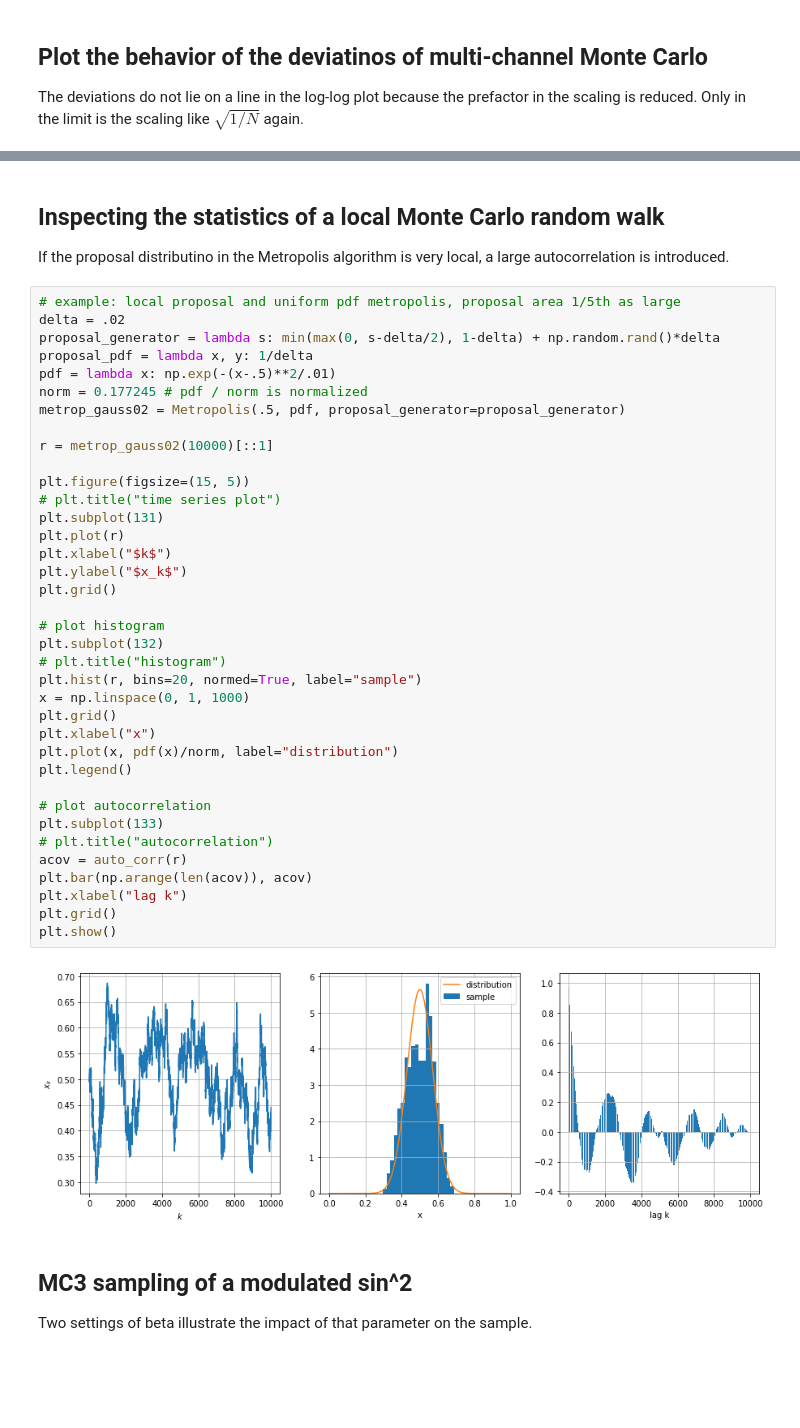
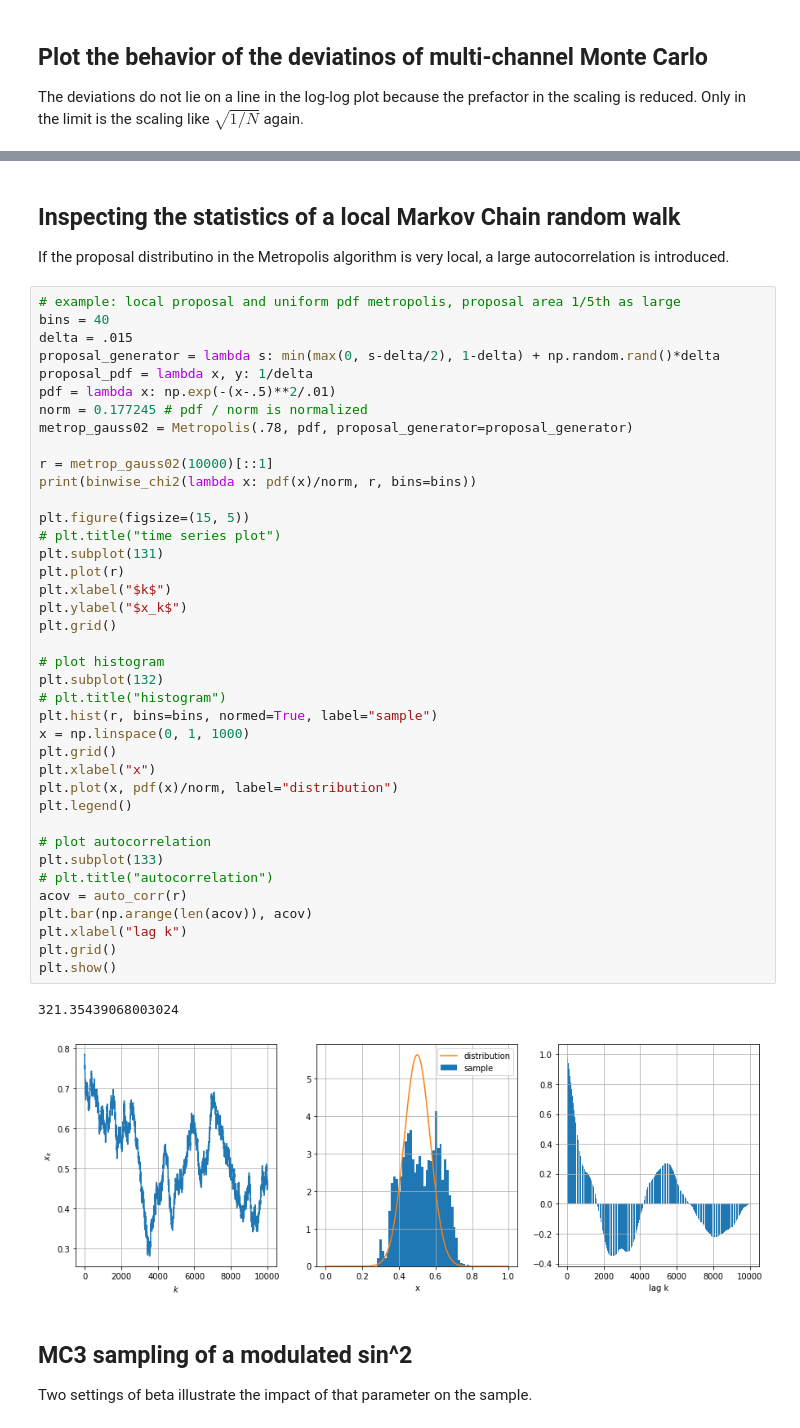
Before and after one commit to mathisgerdes/hep-monte-carlo, a Jupyter notebook: plots.ipynb, the cells around one changed output, grey strips where cells are left out. Cells and saved outputs as stored; diff of their text form; blank space fills up the shorter version.

Commit message:
Update plots notebook to include chi^2 tests.

```diff
--- a/plots.ipynb
+++ b/plots.ipynb
@@ -198,45 +198,48 @@ plt.show()
 # %% [markdown]
-## Inspecting the statistics of a local Monte Carlo random walk
+## Inspecting the statistics of a local Markov Chain random walk
 If the proposal distributino in the Metropolis algorithm is very local, a large autocorrelation is introduced.
 # %%
 # example: local proposal and uniform pdf metropolis, proposal area 1/5th as large
-delta = .02
+bins = 40
+delta = .015
 proposal_generator = lambda s: min(max(0, s-delta/2), 1-delta) + np.random.rand()*delta
 proposal_pdf = lambda x, y: 1/delta
 pdf = lambda x: np.exp(-(x-.5)**2/.01)
 norm = 0.177245 # pdf / norm is normalized
-metrop_gauss02 = Metropolis(.5, pdf, proposal_generator=proposal_generator)
+metrop_gauss02 = Metropolis(.78, pdf, proposal_generator=proposal_generator)
 
 r = metrop_gauss02(10000)[::1]
+print(binwise_chi2(lambda x: pdf(x)/norm, r, bins=bins))
 
 plt.figure(figsize=(15, 5))
 # plt.title("time series plot")
 plt.subplot(131)
 plt.plot(r)
 plt.xlabel("$k$")
 plt.ylabel("$x_k$")
 plt.grid()
 
 # plot histogram
 plt.subplot(132)
 # plt.title("histogram")
-plt.hist(r, bins=20, normed=True, label="sample")
+plt.hist(r, bins=bins, normed=True, label="sample")
 x = np.linspace(0, 1, 1000)
 plt.grid()
 plt.xlabel("x")
 plt.plot(x, pdf(x)/norm, label="distribution")
 plt.legend()
 
 # plot autocorrelation
 plt.subplot(133)
 # plt.title("autocorrelation")
 acov = auto_corr(r)
 plt.bar(np.arange(len(acov)), acov)
 plt.xlabel("lag k")
 plt.grid()
 plt.show()
 # %% [output]
+321.35439068003024
-[figure, old version]
+[figure, new version]
 # %% [markdown]
 ## MC3 sampling of a modulated sin^2
 Two settings of beta illustrate the impact of that parameter on the sample.
```
Also changed, not shown: parts of 6 cells of this notebook.
